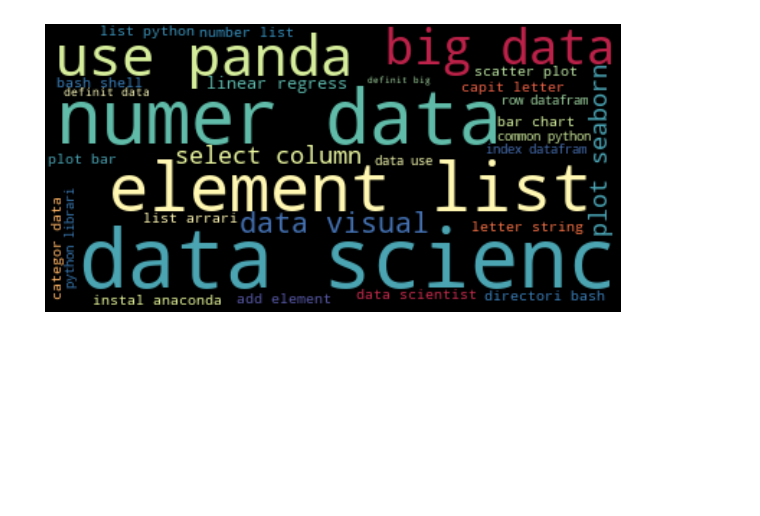
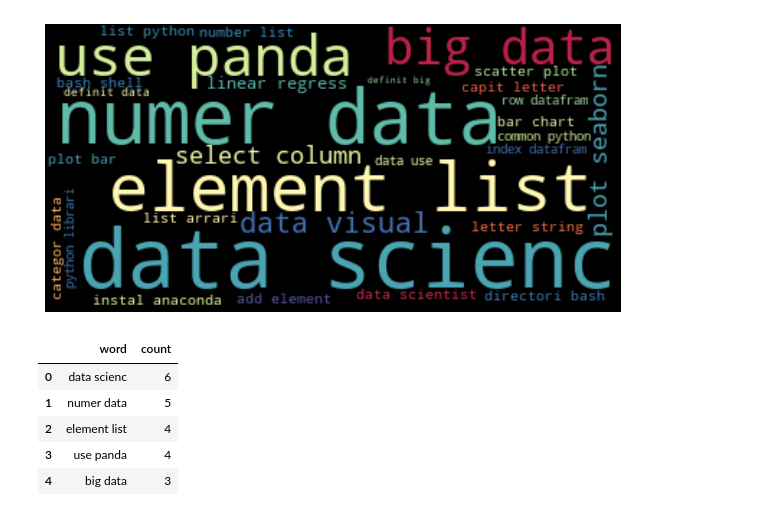
Before and after one commit to melanieshi0120/word_cloud_methods, a Jupyter notebook: word_cloud_for_text_data.ipynb, the cells around one changed output. Cells and saved outputs as stored; diff of their text form; code cells hidden in the pictures; blank space fills up the shorter version.

Commit message:
update data

```diff
--- a/word_cloud_for_text_data.ipynb
+++ b/word_cloud_for_text_data.ipynb
@@ -215,5 +218,14 @@ plt.show()
 # %%
 #save BOW as CSV file
 BOW_df=pd.DataFrame()
-    BOW_df['word']
-    BOW_df[""]
+BOW_df['word']=BOW.keys()
+BOW_df["count"]=BOW.values()
+# %%
+BOW_df.head()
+# %% [output]
+|  | word | count |
+| 0 | data scienc | 6 |
+| 1 | numer data | 5 |
+| 2 | element list | 4 |
+| 3 | use panda | 4 |
+| 4 | big data | 3 |
```
Also changed, not shown: parts of 2 cells of this notebook, 6 other files.
